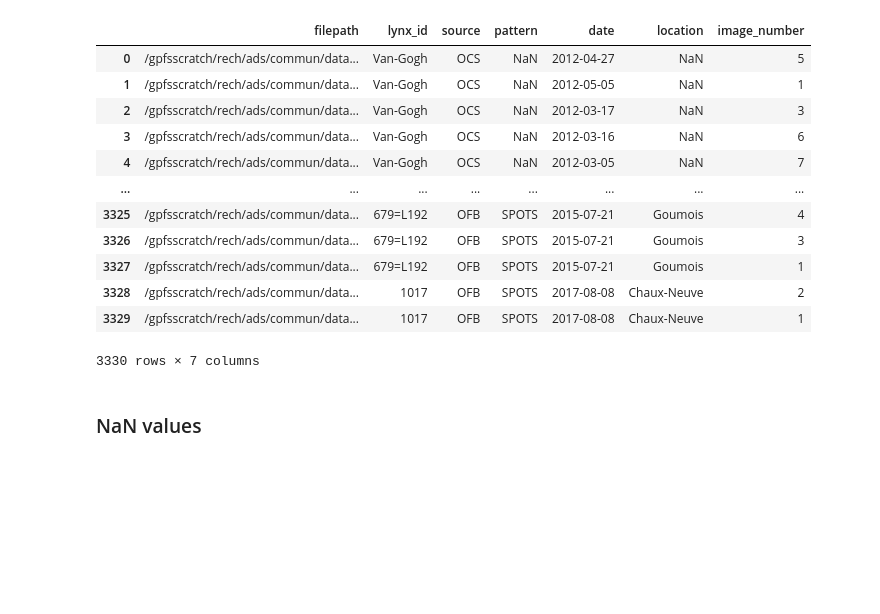
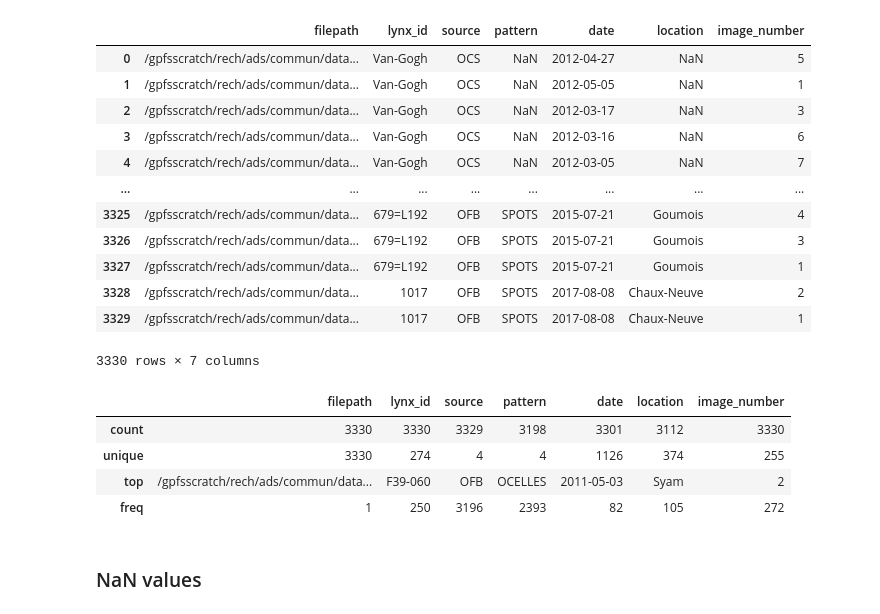
Before and after one commit to oliviergimenez/lynx-id, a Jupyter notebook: EDA/EDA.ipynb, the cells around one changed output. Saved outputs shown, nothing was run; the diff lists cells and outputs as text; code cells hidden in the pictures; blank space fills up the shorter version.

```diff
--- a/EDA/EDA.ipynb
+++ b/EDA/EDA.ipynb
@@ -21,6 +22,14 @@ df
 | 3328 | /gpfsscratch/rech/ads/commun/data... | 1017 | OFB | SPOTS | 2017-08-08 | Chaux-Neuve | 2 |
 | 3329 | /gpfsscratch/rech/ads/commun/data... | 1017 | OFB | SPOTS | 2017-08-08 | Chaux-Neuve | 1 |
 3330 rows × 7 columns
+# %%
+df.describe()
+# %% [output]
+|  | filepath | lynx_id | source | pattern | date | location | image_number |
+| count | 3330 | 3330 | 3329 | 3198 | 3301 | 3112 | 3330 |
+| unique | 3330 | 274 | 4 | 4 | 1126 | 374 | 255 |
+| top | /gpfsscratch/rech/ads/commun/data... | F39-060 | OFB | OCELLES | 2011-05-03 | Syam | 2 |
+| freq | 1 | 250 | 3196 | 2393 | 82 | 105 | 272 |
 # %% [markdown]
 ### NaN values
 # %%
```
Also changed, not shown: parts of 14 cells of this notebook.
